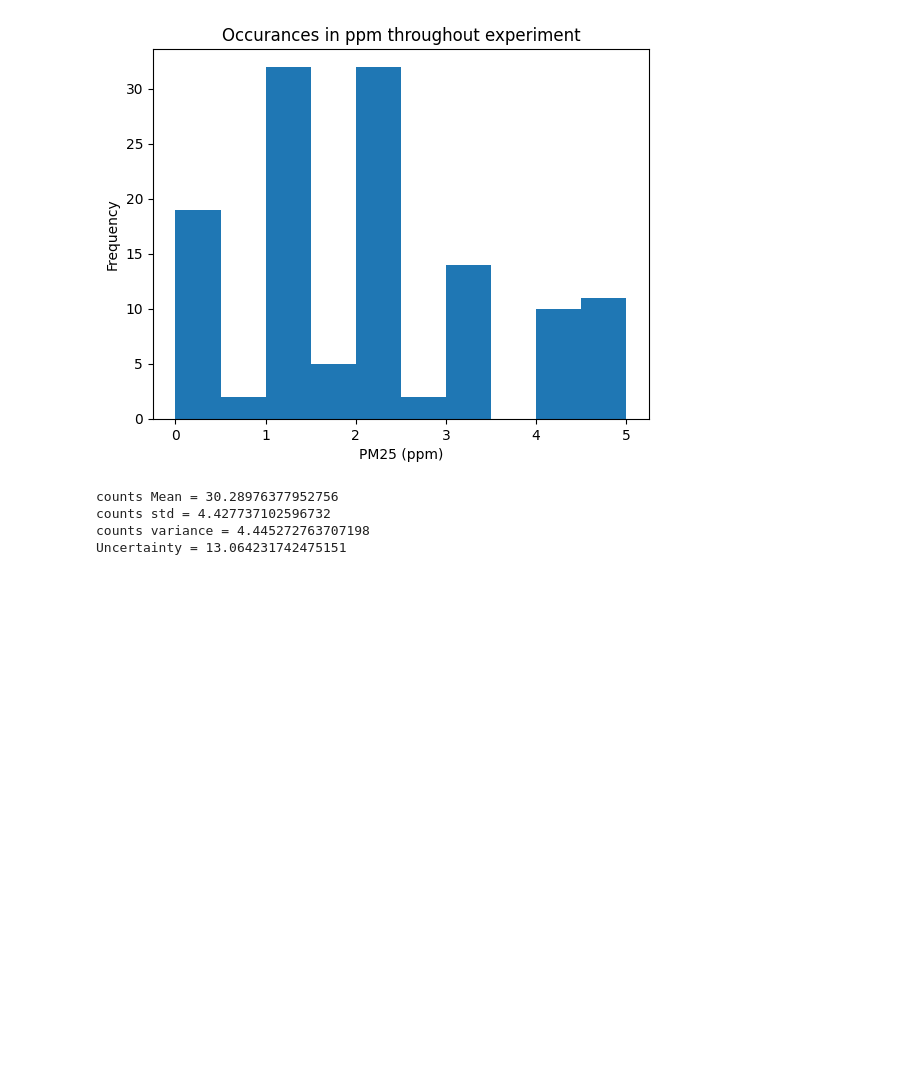
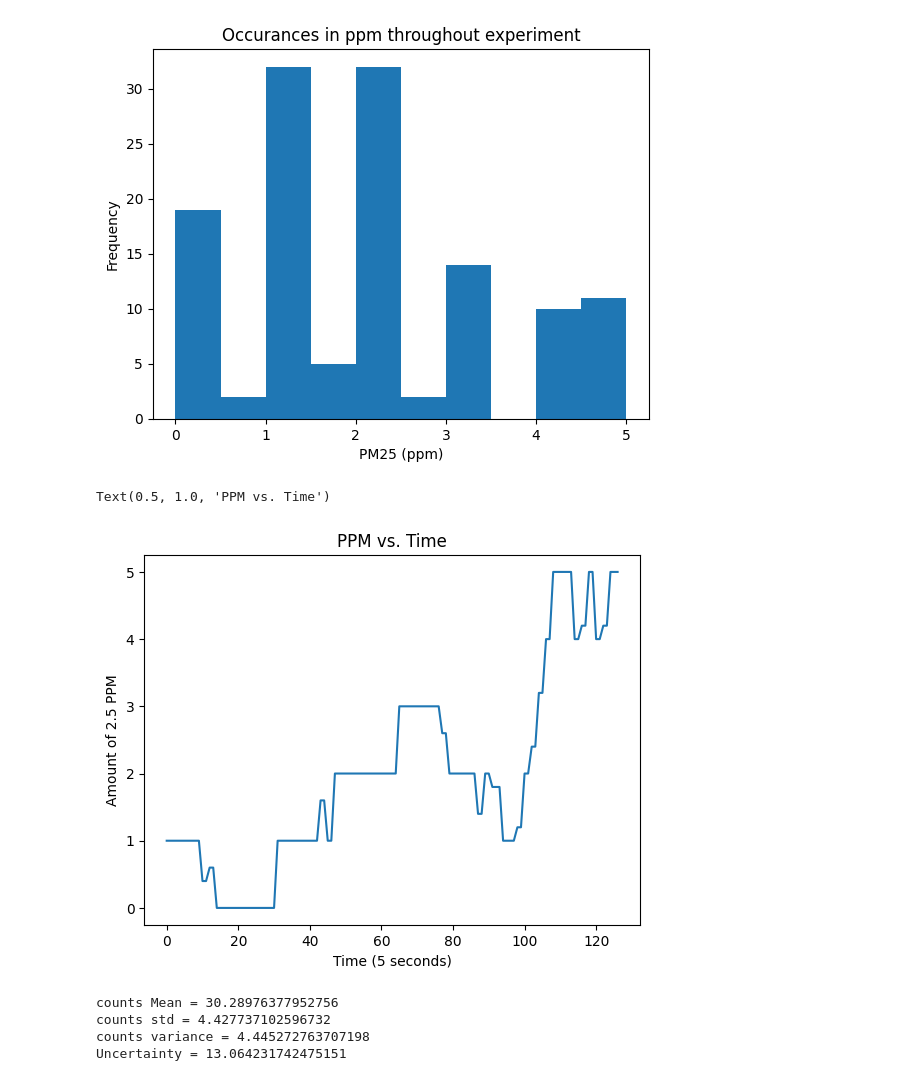
Before and after one commit to Gish-Sky/E11_LabWork, a Jupyter notebook: Sean Lab Week 13 Analysis.ipynb, the cells around one changed output. Cells and saved outputs as stored; diff of their text form; code cells hidden in the pictures; blank space fills up the shorter version.

```diff
--- a/Sean Lab Week 13 Analysis.ipynb
+++ b/Sean Lab Week 13 Analysis.ipynb
@@ -90,9 +90,12 @@ Uncertainty = 3.3437541803552233
 # %%
 #b.
 plt.plot(df_PM25)
 plt.xlabel('Time (5 seconds)')
-plt.ylabel('Temperature (C)')
-plt.title('Temperature vs. Time')
+plt.ylabel('Amount of 2.5 PPM')
+plt.title('PPM vs. Time')
+# %% [output]
+Text(0.5, 1.0, 'PPM vs. Time')
+[figure, added]
 # %%
 #counts:
 df_counts = df['counts']
```
Also changed, not shown: parts of 1 cell of this notebook.
